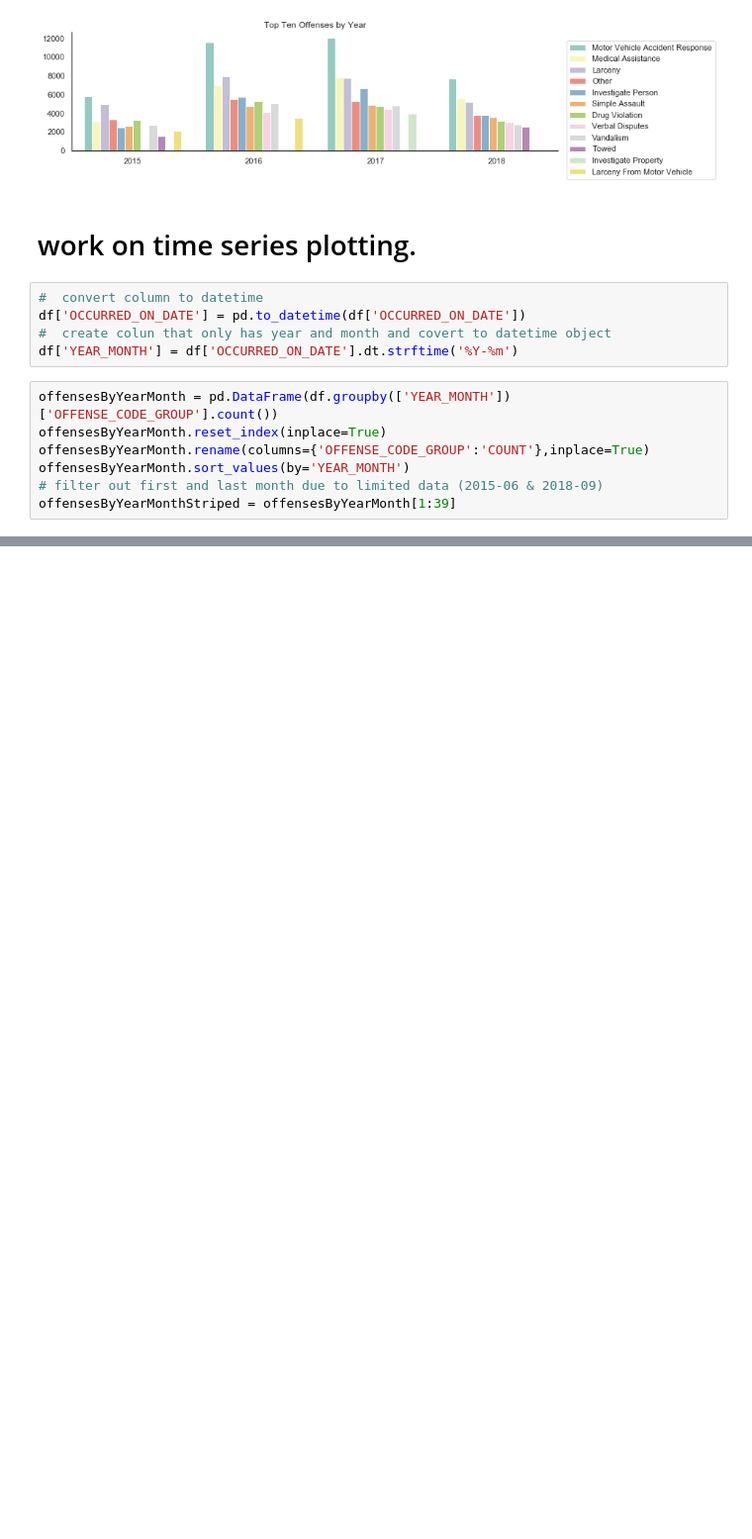
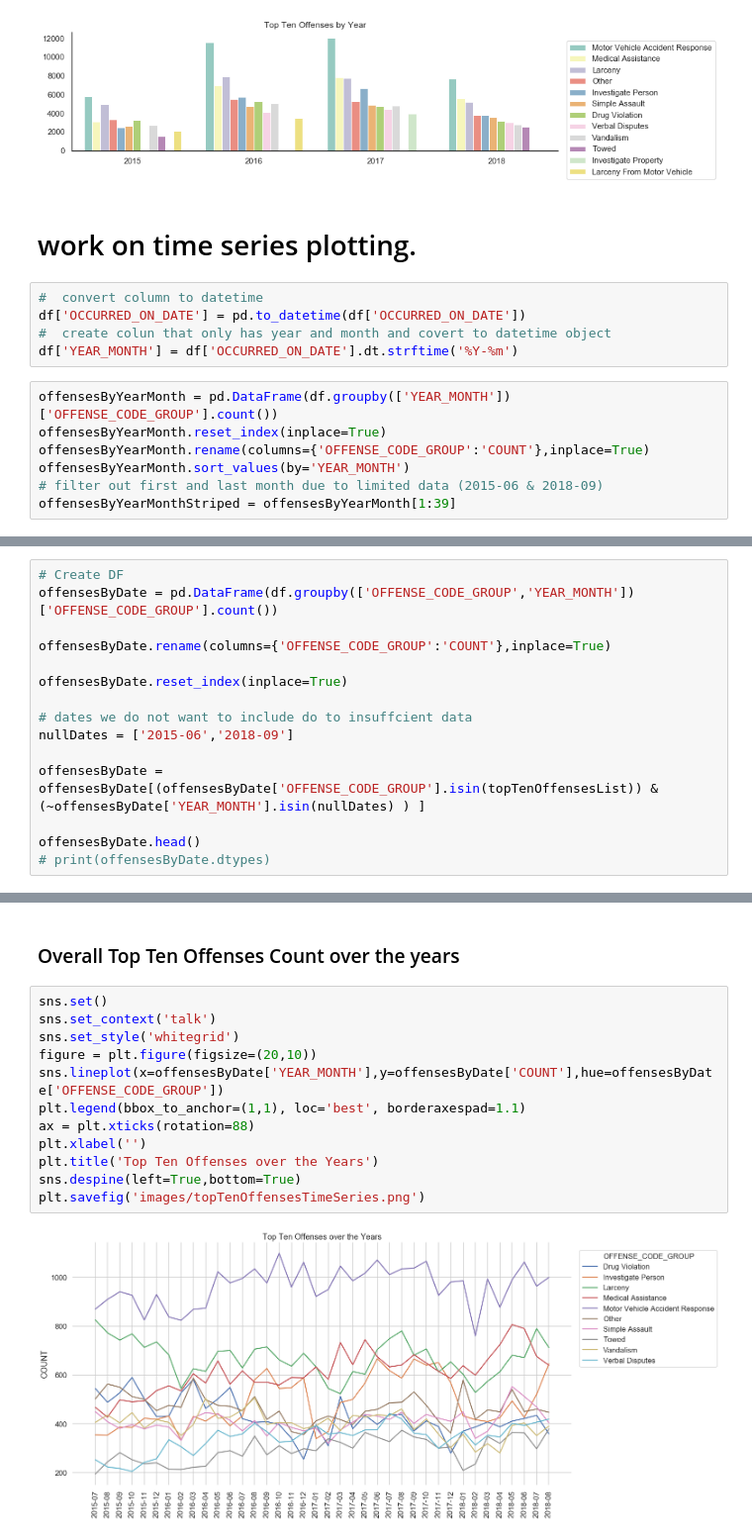
Before and after one commit to SpacePatroller/Boston_Crime_Data, a Jupyter notebook: Crime Data EDA.ipynb, the cells around one changed output, grey strips where cells are left out. Shown at 99% size. Drawn from its saved outputs; the diff is of its cells as text; blank space fills up the shorter version.

```diff
--- a/Crime Data EDA.ipynb
+++ b/Crime Data EDA.ipynb
@@ -426,0 +433,15 @@ ax = plt.xticks(rotation=80)
+# %%
+# Create DF
+offensesByDate = pd.DataFrame(df.groupby(['OFFENSE_CODE_GROUP','YEAR_MONTH'])['OFFENSE_CODE_GROUP'].count())
+
+offensesByDate.rename(columns={'OFFENSE_CODE_GROUP':'COUNT'},inplace=True)
+
+offensesByDate.reset_index(inplace=True)
+
+# dates we do not want to include do to insuffcient data
+nullDates = ['2015-06','2018-09']
+
+offensesByDate = offensesByDate[(offensesByDate['OFFENSE_CODE_GROUP'].isin(topTenOffensesList)) & (~offensesByDate['YEAR_MONTH'].isin(nullDates) ) ]
+
+offensesByDate.head()
+# print(offensesByDate.dtypes)
@@ -426,0 +455,16 @@ ax = plt.xticks(rotation=80)
+# %% [markdown]
+### Overall Top Ten Offenses Count over the years
+# %%
+sns.set()
+sns.set_context('talk')
+sns.set_style('whitegrid')
+figure = plt.figure(figsize=(20,10))
+sns.lineplot(x=offensesByDate['YEAR_MONTH'],y=offensesByDate['COUNT'],hue=offensesByDate['OFFENSE_CODE_GROUP'])
+plt.legend(bbox_to_anchor=(1,1), loc='best', borderaxespad=1.1)
+ax = plt.xticks(rotation=88)
+plt.xlabel('')
+plt.title('Top Ten Offenses over the Years')
+sns.despine(left=True,bottom=True)
+plt.savefig('images/topTenOffensesTimeSeries.png')
+# %% [output]
+[figure, added]
```
Also changed, not shown: parts of 4 cells of this notebook, 3 other files.
